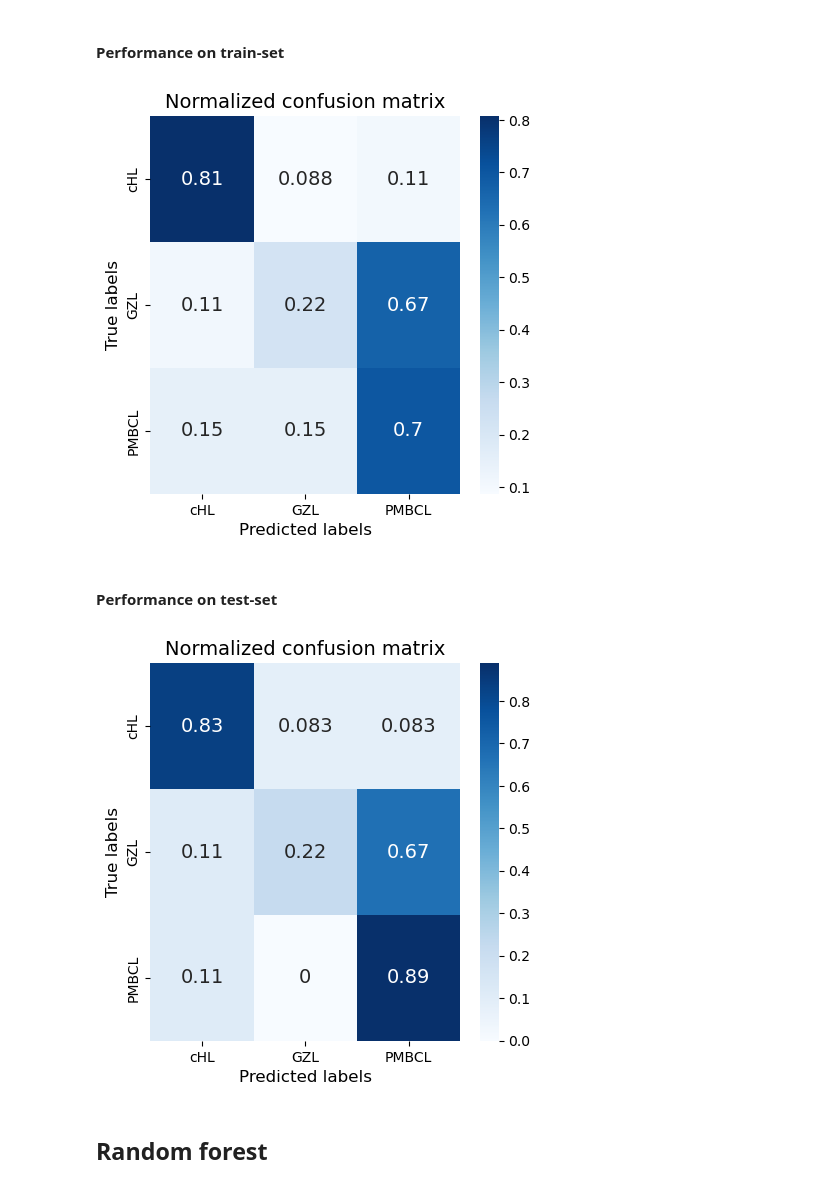
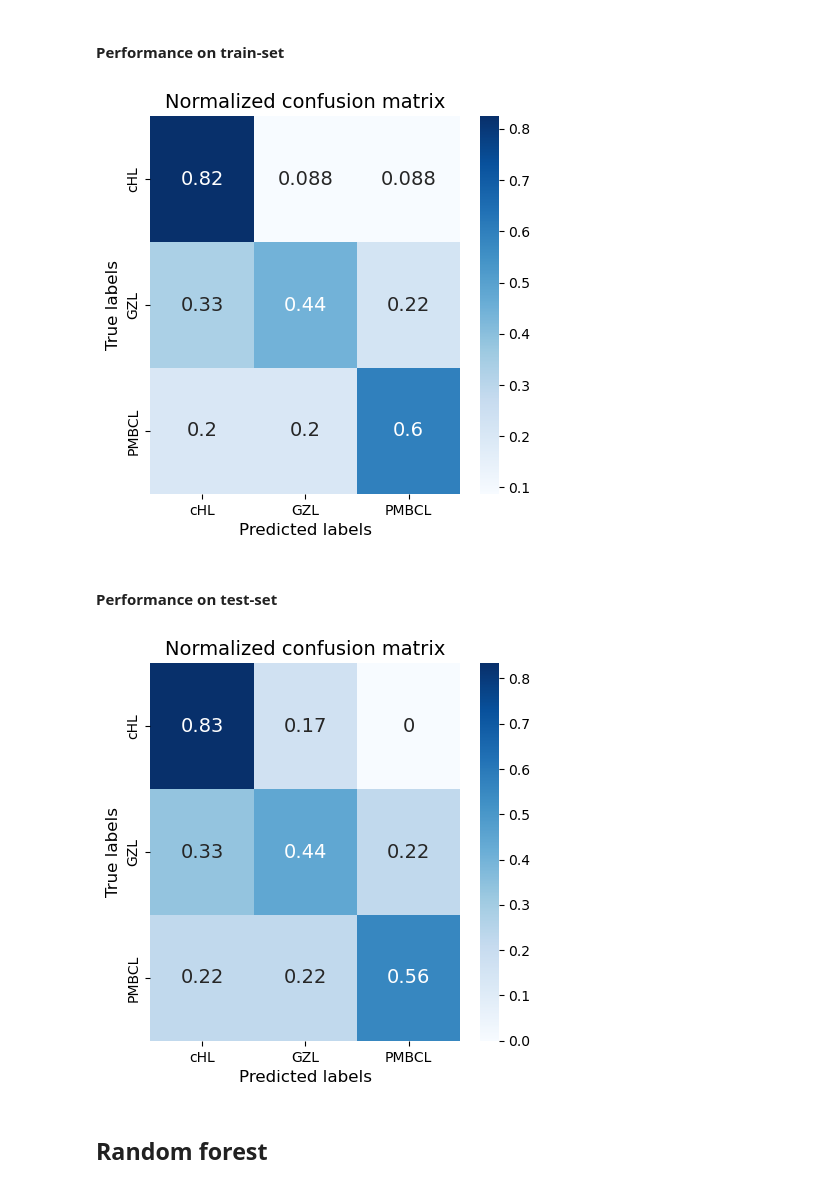
Before and after one commit to harel-coffee/mediastinal-lymphoma-classification-auto, a Jupyter notebook: 4_multi_classification.ipynb, the cells around one changed output. Saved outputs shown, nothing was run; the diff lists cells and outputs as text; code cells hidden in the pictures.

Commit message:
added multiclass treatment

```diff
--- a/4_multi_classification.ipynb
+++ b/4_multi_classification.ipynb
@@ -315,23 +319,25 @@ plot_clf_region ( y_true   = y_train_comb ,
 # %% [markdown]
 #### Performance on train-set
 # %%
-conf_matrix = multiclass_promo ( y_true = y_train_comb ,
-                                 y_scores = gausproc_scores_train_comb ,
-                                 boundaries = get_boundaries (gausproc_scores_train, th_gausproc, 0.5*len(y_gz)/len(y_train_comb)) )
+y_pred_train = multiclass_predictions ( y_true = y_train_comb ,
+                                        y_scores = gausproc_scores_train_comb ,
+                                        boundaries = get_boundaries (gausproc_scores_train, th_gausproc, 0.5*len(y_gz)/len(y_train_comb)) )
 
+conf_matrix = confusion_matrix ( y_train_comb, y_pred_train )
 plot_conf_matrices ( conf_matrix = conf_matrix, labels = LABELS, show_matrix = "norm", save_figure = False )
 # %% [output]
-[figure, old version]
+[figure, new version]
 # %% [markdown]
 #### Performance on test-set
 # %%
-conf_matrix = multiclass_promo ( y_true = y_test_comb ,
-                                 y_scores = gausproc_scores_test_comb ,
-                                 boundaries = get_boundaries (gausproc_scores_train, th_gausproc, 0.5*len(y_gz)/len(y_train_comb)) )
+y_pred_test = multiclass_predictions ( y_true = y_test_comb ,
+                                       y_scores = gausproc_scores_test_comb ,
+                                       boundaries = get_boundaries (gausproc_scores_train, th_gausproc, 0.5*len(y_gz)/len(y_train_comb)) )
 
+conf_matrix = confusion_matrix ( y_test_comb, y_pred_test )
 plot_conf_matrices ( conf_matrix = conf_matrix, labels = LABELS, show_matrix = "norm", save_figure = False )
 # %% [output]
-[figure, old version]
+[figure, new version]
 # %% [markdown]
 ## Random forest
 # %%
```
Also changed, not shown: parts of 20 cells of this notebook, 4 other files.
